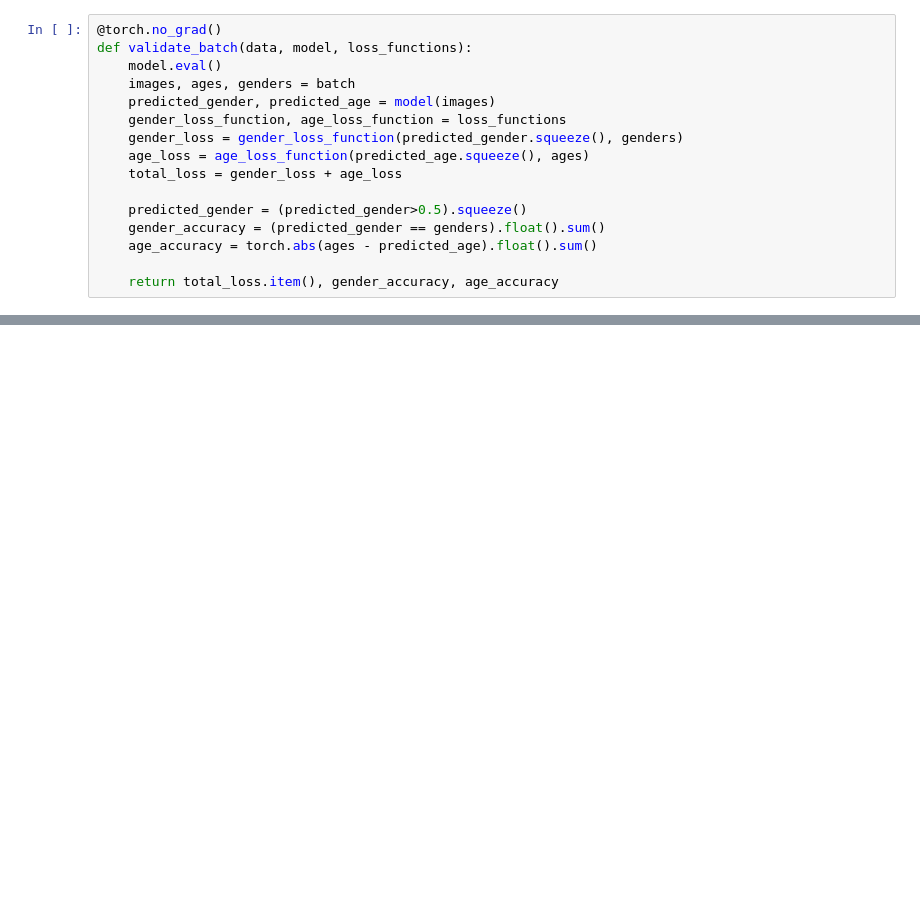
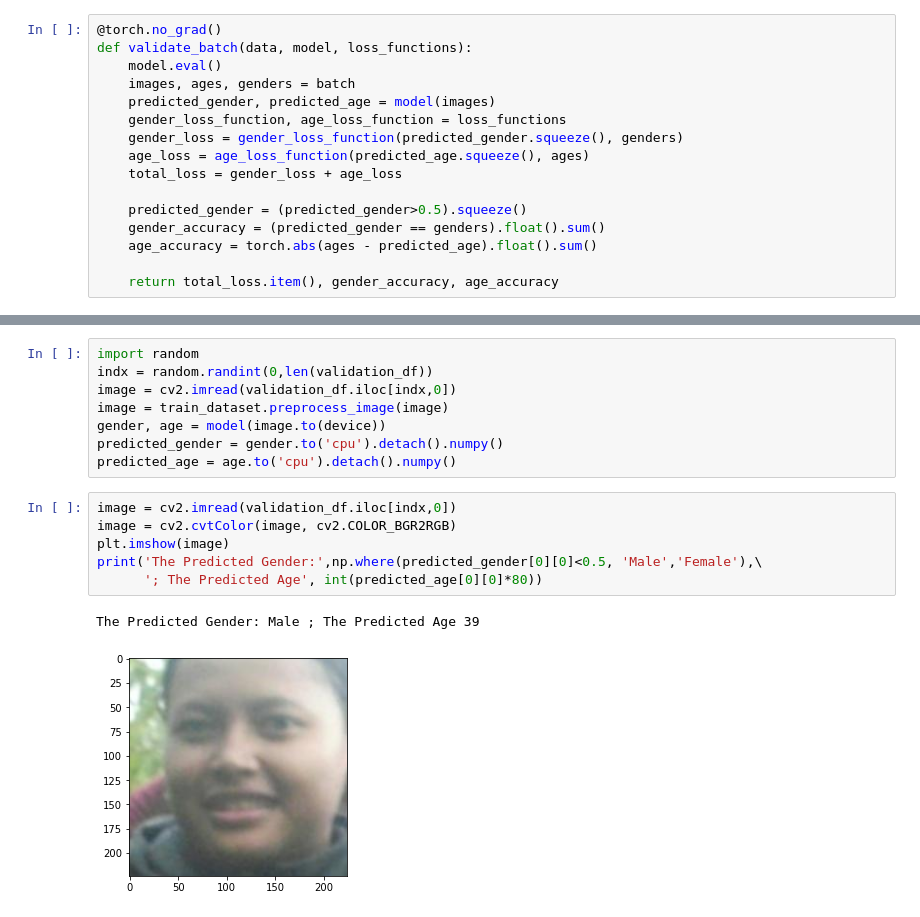
Before and after one commit to MuhammedM294/PyTorch4CV, a Jupyter notebook: AgeEstimation_GenderClassification/age_estimation-gender-classification.ipynb, the cells around one changed output, grey strips where cells are left out. Drawn from its saved outputs; the diff is of its cells as text; blank space fills up the shorter version.

```diff
--- a/AgeEstimation_GenderClassification/age_estimation-gender-classification.ipynb
+++ b/AgeEstimation_GenderClassification/age_estimation-gender-classification.ipynb
@@ -328,0 +346,17 @@ Age Accuracy:0.00006
+# %%
+import random
+indx = random.randint(0,len(validation_df))
+image = cv2.imread(validation_df.iloc[indx,0])
+image = train_dataset.preprocess_image(image)
+gender, age = model(image.to(device))
+predicted_gender = gender.to('cpu').detach().numpy()
+predicted_age = age.to('cpu').detach().numpy()
+# %%
+image = cv2.imread(validation_df.iloc[indx,0])
+image = cv2.cvtColor(image, cv2.COLOR_BGR2RGB)
+plt.imshow(image)
+print('The Predicted Gender:',np.where(predicted_gender[0][0]<0.5, 'Male','Female'),\
+      '; The Predicted Age', int(predicted_age[0][0]*80))
+# %% [output]
+The Predicted Gender: Male ; The Predicted Age 39
+[figure, added]
```
Also changed, not shown: parts of 8 cells of this notebook, 1 other file.
